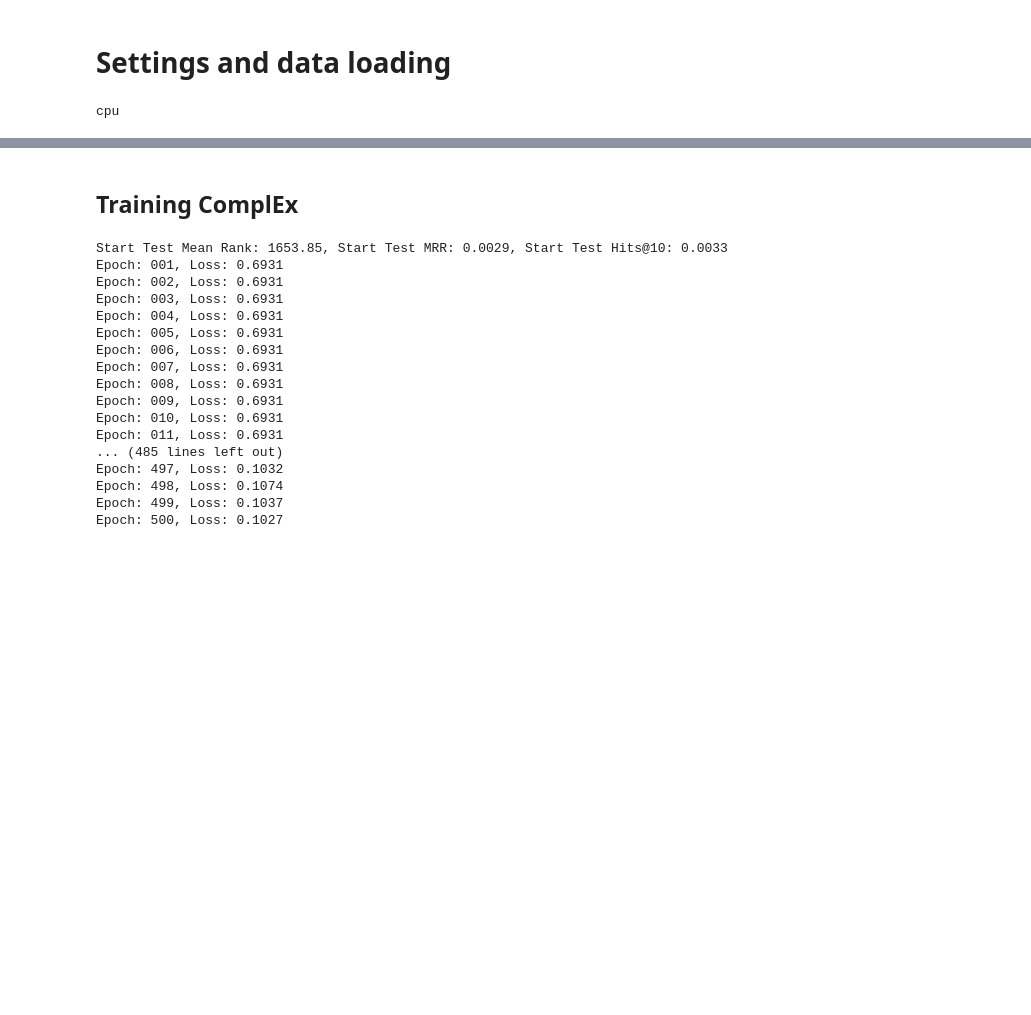
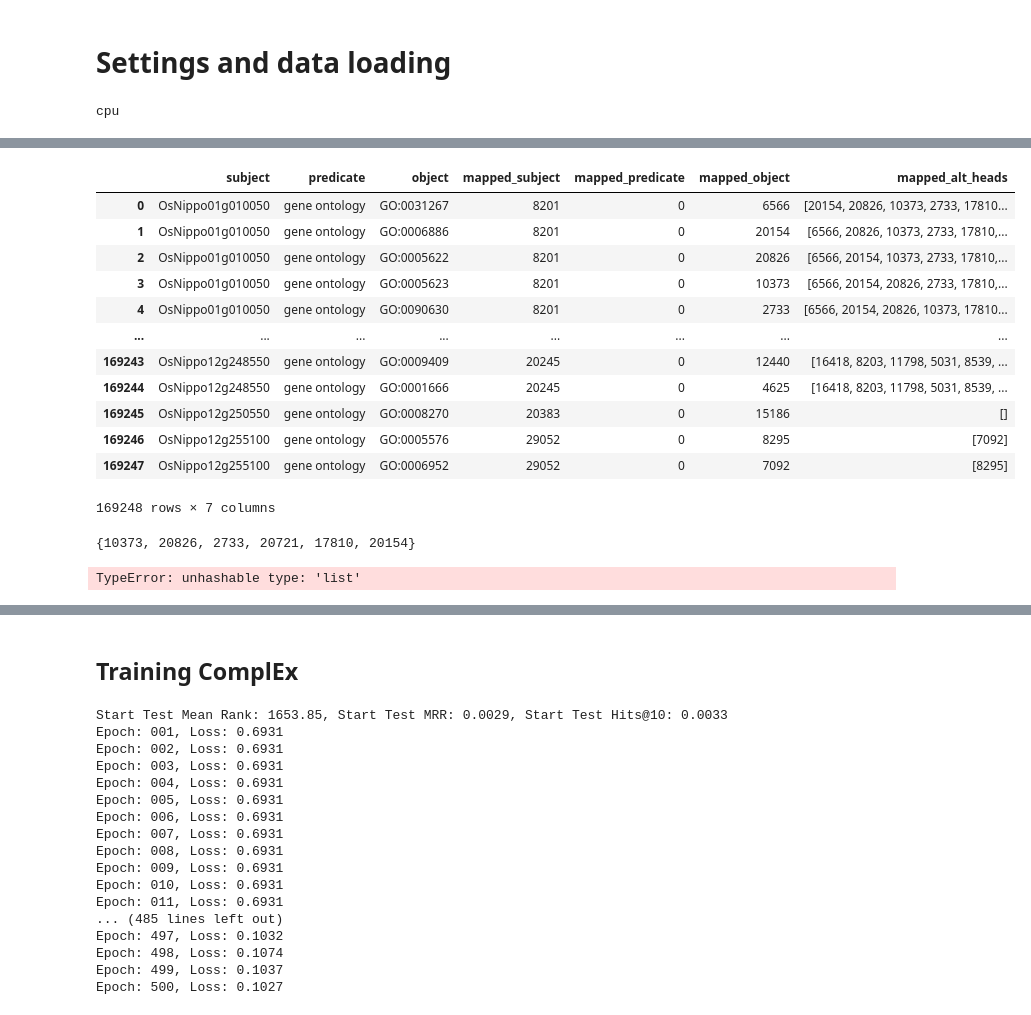
Before and after one commit to ElliotButz/ESL2024, a Jupyter notebook: code/02_ReTrain_ComplEx_with_LinSim.ipynb, the cells around one changed output, grey strips where cells are left out. Drawn from its saved outputs; the diff is of its cells as text; code cells hidden in the pictures; blank space fills up the shorter version.

```diff
--- a/code/02_ReTrain_ComplEx_with_LinSim.ipynb
+++ b/code/02_ReTrain_ComplEx_with_LinSim.ipynb
@@ -88,0 +81,8 @@ Train looks valid : True
+# %%
+mapped_iric = pd.read_csv(mapped_iric_path, sep = '\t')
+display(mapped_iric)
+
+GO_to_map = {row['object']: row['mapped_object'] for index, row in mapped_iric.iterrows()}
+map_to_GO = {key: value for key, value in GO_to_map.items()}
+
+print('Dict looks ok :', bool(GO_to_map[mapped_iric['object'][0]]==mapped_iric['mapped_object'][0]))
@@ -88,0 +104,13 @@ Train looks valid : True
+# %%
+from tqdm import tqdm
+tqdm.pandas()
+
+keys = set
+
+alternative_heads = mapped_iric.progress_apply(
+                                             lambda row:
+                                             mapped_iric.loc[(mapped_iric['mapped_subject'] == row['mapped_subject']) &
+                                                             (mapped_iric['mapped_predicate'] == row['mapped_predicate']) &
+                                                             (mapped_iric['mapped_object'] != row['mapped_object']),
+                                                             'mapped_object'].values,
+                                             axis=1)
@@ -88,0 +131,23 @@ Train looks valid : True
+# %%
+mapped_iric['mapped_alt_heads'] = alternative_heads
+display(mapped_iric)
+# %% [output]
+|  | subject | predicate | object | mapped_subject | mapped_predicate | mapped_object | mapped_alt_heads |
+| 0 | OsNippo01g010050 | gene ontology | GO:0031267 | 8201 | 0 | 6566 | [20154, 20826, 10373, 2733, 17810... |
+| 1 | OsNippo01g010050 | gene ontology | GO:0006886 | 8201 | 0 | 20154 | [6566, 20826, 10373, 2733, 17810,... |
+| 2 | OsNippo01g010050 | gene ontology | GO:0005622 | 8201 | 0 | 20826 | [6566, 20154, 10373, 2733, 17810,... |
+| 3 | OsNippo01g010050 | gene ontology | GO:0005623 | 8201 | 0 | 10373 | [6566, 20154, 20826, 2733, 17810,... |
+| 4 | OsNippo01g010050 | gene ontology | GO:0090630 | 8201 | 0 | 2733 | [6566, 20154, 20826, 10373, 17810... |
+| ... | ... | ... | ... | ... | ... | ... | ... |
+| 169243 | OsNippo12g248550 | gene ontology | GO:0009409 | 20245 | 0 | 12440 | [16418, 8203, 11798, 5031, 8539, ... |
+| 169244 | OsNippo12g248550 | gene ontology | GO:0001666 | 20245 | 0 | 4625 | [16418, 8203, 11798, 5031, 8539, ... |
+| 169245 | OsNippo12g250550 | gene ontology | GO:0008270 | 20383 | 0 | 15186 | [] |
+| 169246 | OsNippo12g255100 | gene ontology | GO:0005576 | 29052 | 0 | 8295 | [7092] |
+| 169247 | OsNippo12g255100 | gene ontology | GO:0006952 | 29052 | 0 | 7092 | [8295] |
+169248 rows × 7 columns
+# %%
+a = set(mapped_iric["mapped_alt_heads"][0])
+type(a)
+print(a)
+# %% [output]
+{10373, 20826, 2733, 20721, 17810, 20154}
@@ -88,0 +164,16 @@ Train looks valid : True
+# %%
+mapped_alt_heads = {}
+
+for index, row in mapped_iric.iterrows():
+
+    key = (row['mapped_subject'], row['mapped_predicate'])
+
+    if key not in mapped_alt_heads:
+        mapped_alt_heads[key] = set()
+
+    # Convertir le numpy array en tuple
+    alt_heads = row['mapped_alt_heads']
+
+    mapped_alt_heads[key].add([alt_heads])
+# %% [output]
+TypeError: unhashable type: 'list'
```
Also changed, not shown: parts of 30 cells of this notebook.
